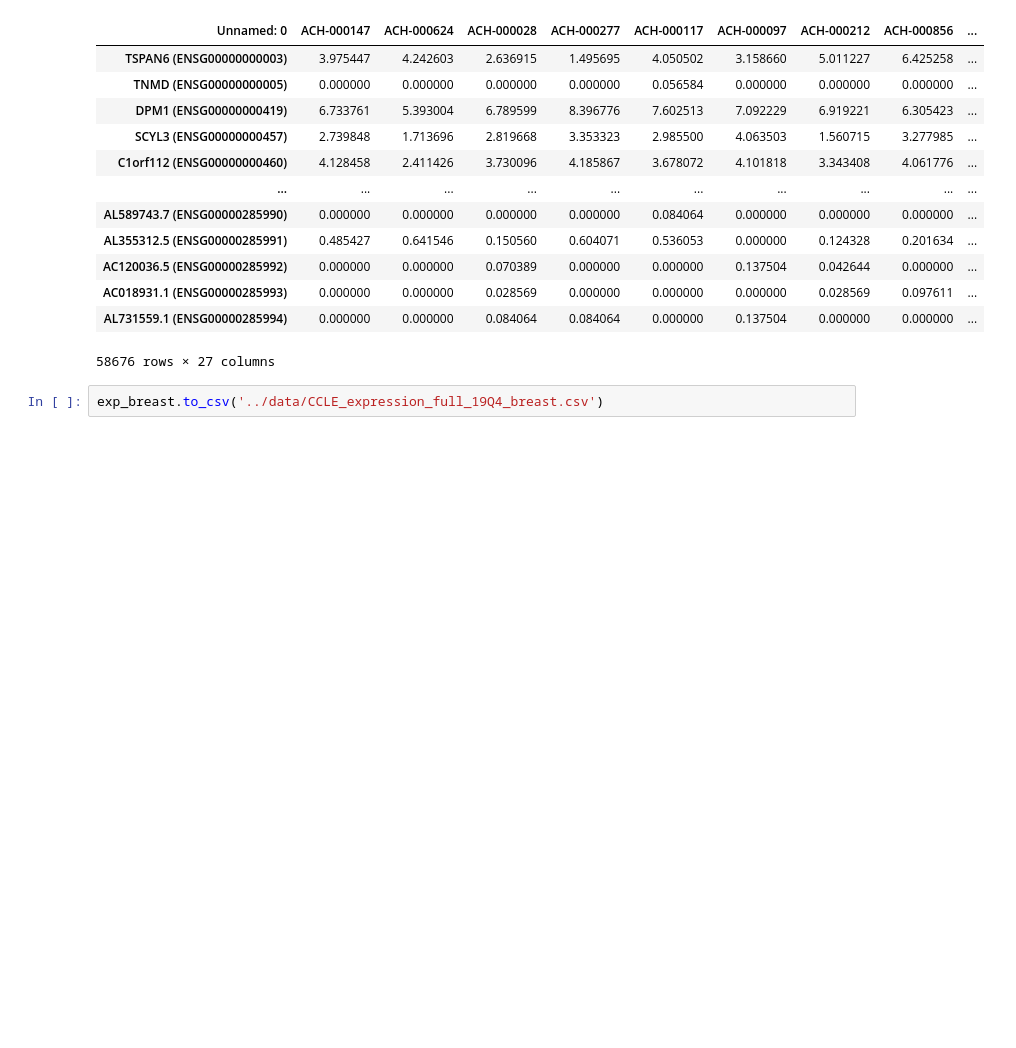
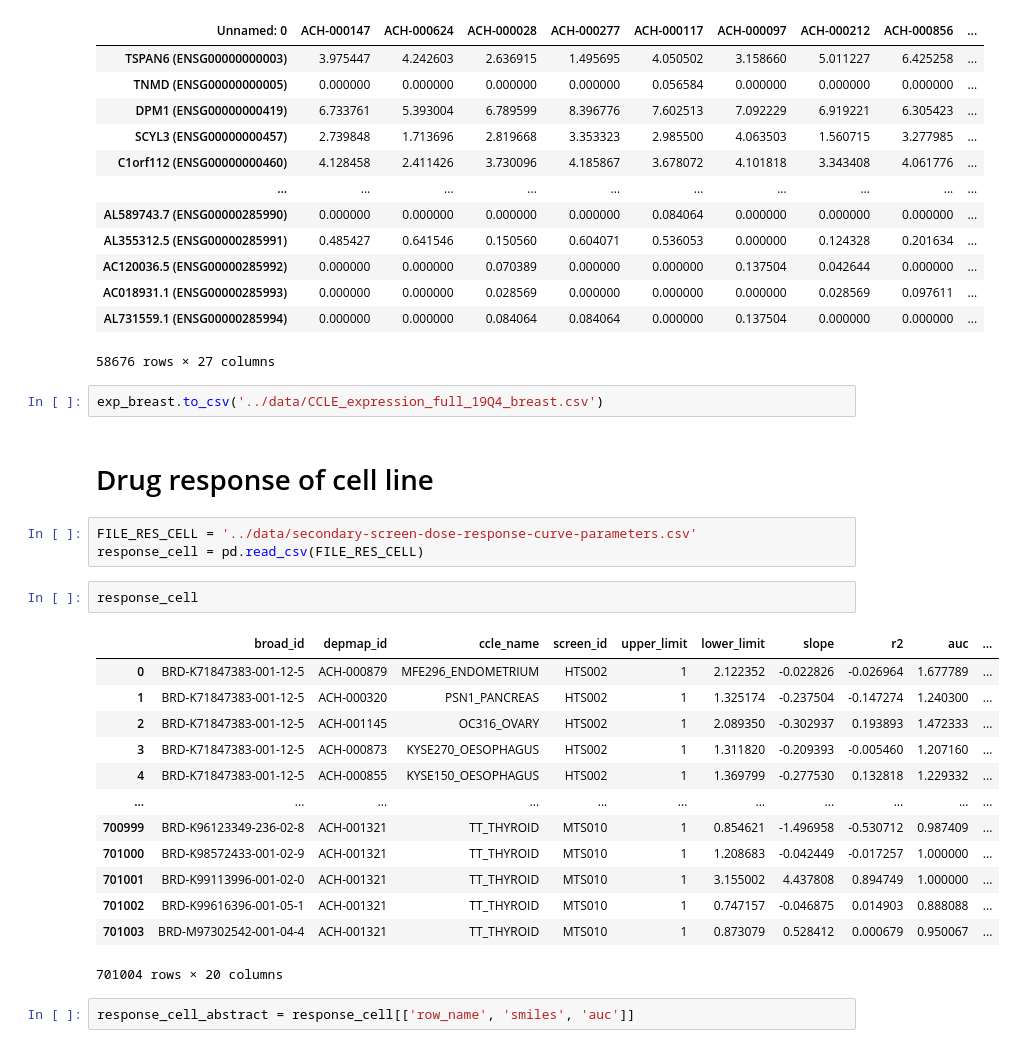
Before and after one commit to MunjungKim/PDTC_drug_response, a Jupyter notebook: notebook/Cell line data process.ipynb, the cells around one changed output. Cells and saved outputs as stored; diff of their text form; blank space fills up the shorter version.

Commit message:
add summary of original data
Because of storage limit of github, part of data is uploaded(data of breast cancer cell line)

```diff
--- a/notebook/Cell line data process.ipynb
+++ b/notebook/Cell line data process.ipynb
@@ -88,3 +88,26 @@ exp_breast
 58676 rows × 27 columns
 # %%
 exp_breast.to_csv('../data/CCLE_expression_full_19Q4_breast.csv')
+# %% [markdown]
+# Drug response of cell line
+# %%
+FILE_RES_CELL = '../data/secondary-screen-dose-response-curve-parameters.csv'
+response_cell = pd.read_csv(FILE_RES_CELL)
+# %%
+response_cell
+# %% [output]
+|  | broad_id | depmap_id | ccle_name | screen_id | upper_limit | lower_limit | slope | r2 | auc | ... |
+| 0 | BRD-K71847383-001-12-5 | ACH-000879 | MFE296_ENDOMETRIUM | HTS002 | 1 | 2.122352 | -0.022826 | -0.026964 | 1.677789 | ... |
+| 1 | BRD-K71847383-001-12-5 | ACH-000320 | PSN1_PANCREAS | HTS002 | 1 | 1.325174 | -0.237504 | -0.147274 | 1.240300 | ... |
+| 2 | BRD-K71847383-001-12-5 | ACH-001145 | OC316_OVARY | HTS002 | 1 | 2.089350 | -0.302937 | 0.193893 | 1.472333 | ... |
+| 3 | BRD-K71847383-001-12-5 | ACH-000873 | KYSE270_OESOPHAGUS | HTS002 | 1 | 1.311820 | -0.209393 | -0.005460 | 1.207160 | ... |
+| 4 | BRD-K71847383-001-12-5 | ACH-000855 | KYSE150_OESOPHAGUS | HTS002 | 1 | 1.369799 | -0.277530 | 0.132818 | 1.229332 | ... |
+| ... | ... | ... | ... | ... | ... | ... | ... | ... | ... | ... |
+| 700999 | BRD-K96123349-236-02-8 | ACH-001321 | TT_THYROID | MTS010 | 1 | 0.854621 | -1.496958 | -0.530712 | 0.987409 | ... |
+| 701000 | BRD-K98572433-001-02-9 | ACH-001321 | TT_THYROID | MTS010 | 1 | 1.208683 | -0.042449 | -0.017257 | 1.000000 | ... |
+| 701001 | BRD-K99113996-001-02-0 | ACH-001321 | TT_THYROID | MTS010 | 1 | 3.155002 | 4.437808 | 0.894749 | 1.000000 | ... |
+| 701002 | BRD-K99616396-001-05-1 | ACH-001321 | TT_THYROID | MTS010 | 1 | 0.747157 | -0.046875 | 0.014903 | 0.888088 | ... |
+| 701003 | BRD-M97302542-001-04-4 | ACH-001321 | TT_THYROID | MTS010 | 1 | 0.873079 | 0.528412 | 0.000679 | 0.950067 | ... |
+701004 rows × 20 columns
+# %%
+response_cell_abstract = response_cell[['row_name', 'smiles', 'auc']]
```
Also changed, not shown: parts of 7 cells of this notebook, 2 other files.
